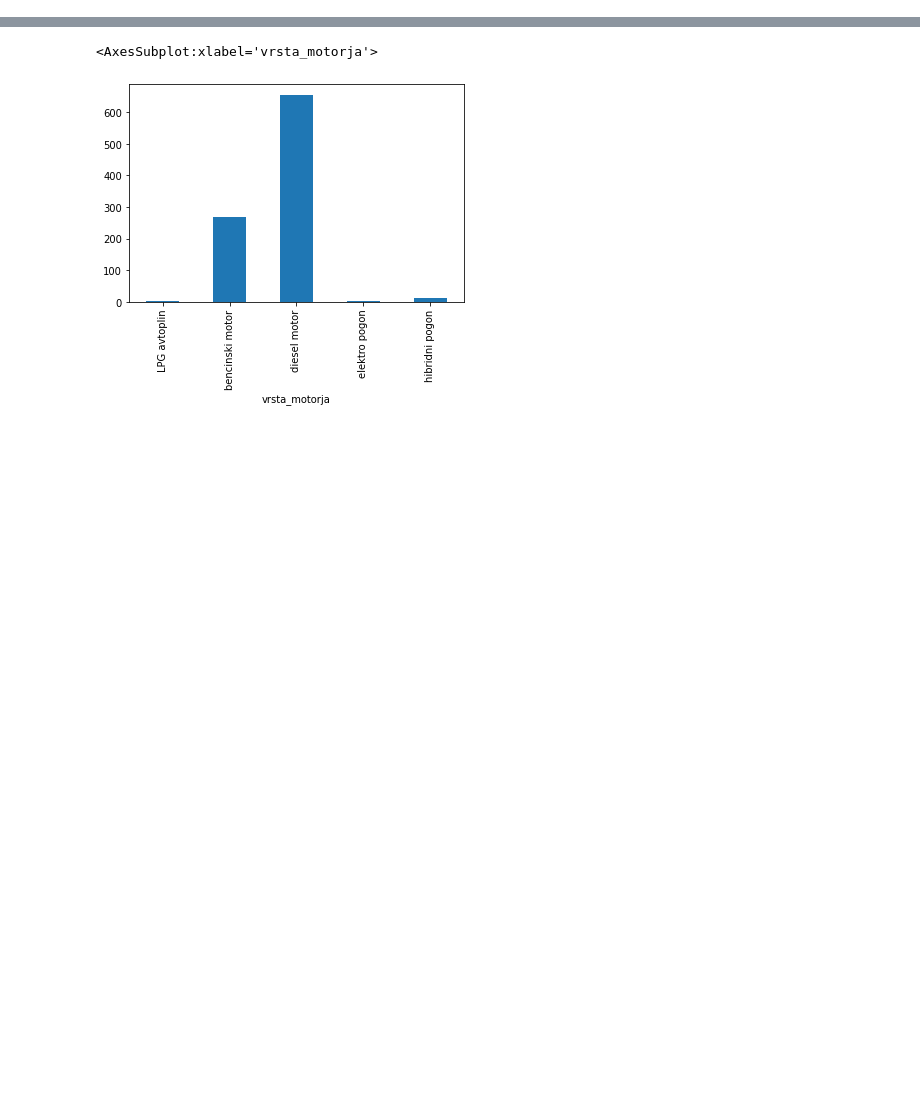
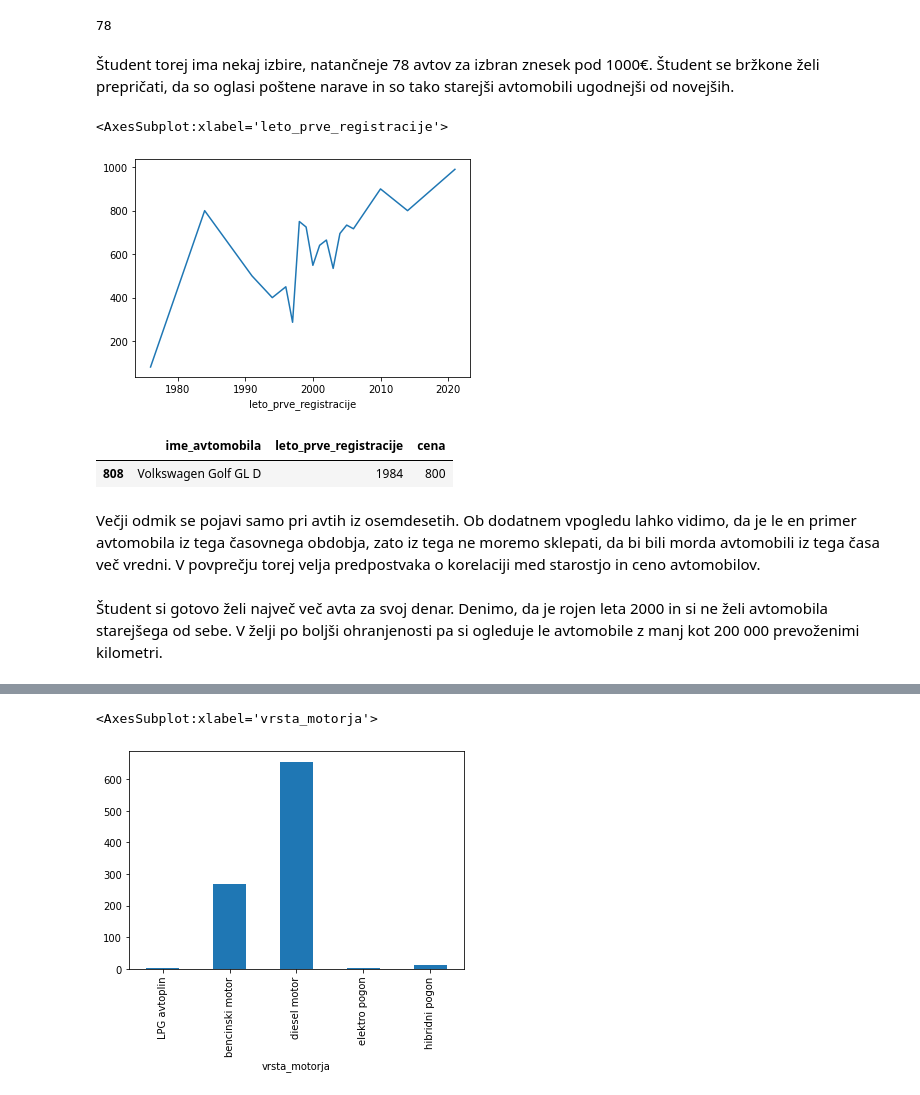
Before and after one commit to timotejstibilj/Avtomobili, a Jupyter notebook: Analiza rabljenih avtomobilov na avto.net.ipynb, the cells around one changed output, grey strips where cells are left out. Cells and saved outputs as stored; diff of their text form; code cells hidden in the pictures; blank space fills up the shorter version.

```diff
--- a/Analiza rabljenih avtomobilov na avto.net.ipynb
+++ b/Analiza rabljenih avtomobilov na avto.net.ipynb
@@ -61,0 +71,20 @@ avti[avti.leto_prve_registracije > 1990].plot.scatter("leto_prve_registracije",
+# %%
+studentski_avti.shape[0]
+# %% [output]
+78
+# %% [markdown]
+Študent torej ima nekaj izbire, natančneje 78 avtov za izbran znesek pod 1000€. Študent se bržkone želi prepričati, da so oglasi poštene narave in so tako starejši avtomobili ugodnejši od novejših.
+# %%
+studentski_avti.groupby("leto_prve_registracije").mean()["cena"].plot()
+# %% [output]
+<AxesSubplot:xlabel='leto_prve_registracije'>
+[figure, added]
+# %%
+studentski_avti[(studentski_avti.leto_prve_registracije > 1981) & (studentski_avti.leto_prve_registracije < 1990)][["ime_avtomobila", "leto_prve_registracije", "cena"]]
+# %% [output]
+|  | ime_avtomobila | leto_prve_registracije | cena |
+| 808 | Volkswagen Golf GL D | 1984 | 800 |
+# %% [markdown]
+Večji odmik se pojavi samo pri avtih iz osemdesetih. Ob dodatnem vpogledu lahko vidimo, da je le en primer avtomobila iz tega časovnega obdobja, zato iz tega ne moremo sklepati, da bi bili morda avtomobili iz tega časa več vredni. V povprečju torej velja predpostvaka o korelaciji med starostjo in ceno avtomobilov.
+# %% [markdown]
+Študent si gotovo želi največ več avta za svoj denar. Denimo, da je rojen leta 2000 in si ne želi avtomobila starejšega od sebe. V želji po boljši ohranjenosti pa si ogleduje le avtomobile z manj kot 200 000 prevoženimi kilometri.
```
Also changed, not shown: parts of 32 cells of this notebook, 2 other files.
